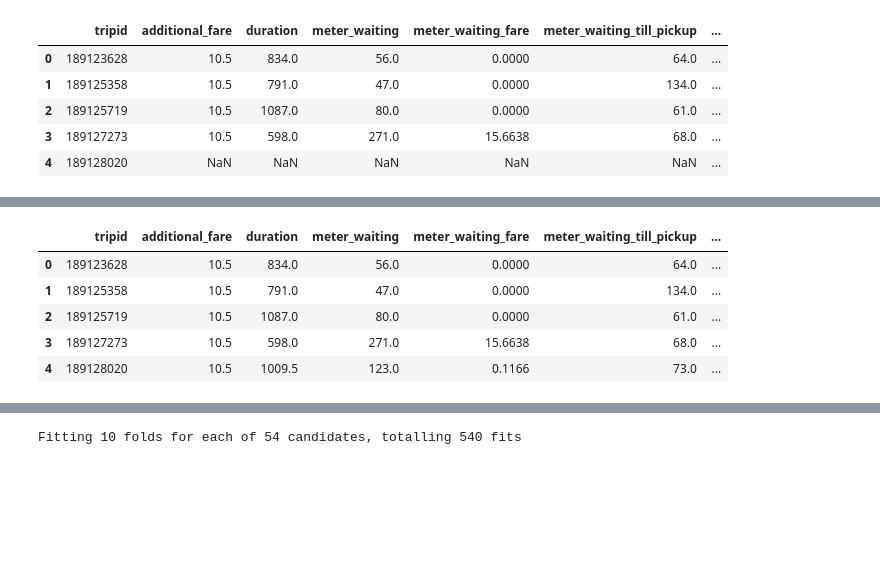
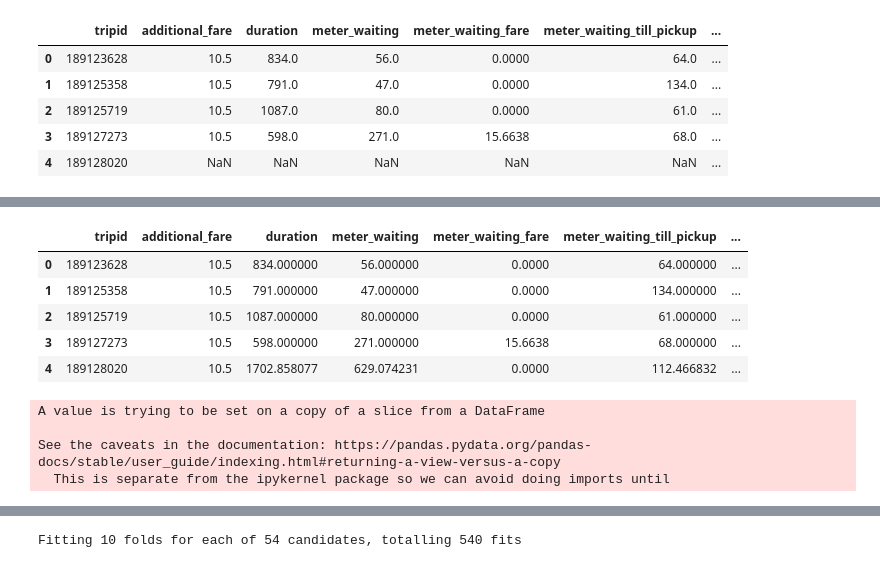
Before and after one commit to rpjayasekara/Fare-Classification-Problem, a Jupyter notebook: fare_classification_refac.ipynb, the cells around one changed output, grey strips where cells are left out. Drawn from its saved outputs; the diff is of its cells as text; code cells hidden in the pictures; blank space fills up the shorter version.

```diff
--- a/fare_classification_refac.ipynb
+++ b/fare_classification_refac.ipynb
@@ -68,15 +122,23 @@ train.head()
 # %%
 train['additional_fare'].fillna(train['additional_fare'].dropna().median(), inplace=True)
-train['duration'].fillna(train['duration'].dropna().median(), inplace=True)
-train['meter_waiting'].fillna(train['meter_waiting'].dropna().median(), inplace=True)
-train['meter_waiting_fare'].fillna(train['meter_waiting_fare'].dropna().median(), inplace=True)
-train['meter_waiting_till_pickup'].fillna(train['meter_waiting_till_pickup'].dropna().median(), inplace=True)
-train['fare'].fillna(train['fare'].dropna().mean(), inplace=True)
+train['duration'].fillna(train['duration'].dropna().mean(), inplace=True)
+train['meter_waiting'].fillna(train['meter_waiting'].dropna().mean(), inplace=True)
+train['meter_waiting_fare'].fillna(0, inplace=True)
+train['meter_waiting_till_pickup'].fillna(train['meter_waiting_till_pickup'].dropna().mean(), inplace=True)
 train.head()
 # %% [output]
 |  | tripid | additional_fare | duration | meter_waiting | meter_waiting_fare | meter_waiting_till_pickup | ... |
-| 0 | 189123628 | 10.5 | 834.0 | 56.0 | 0.0000 | 64.0 | ... |
-| 1 | 189125358 | 10.5 | 791.0 | 47.0 | 0.0000 | 134.0 | ... |
-| 2 | 189125719 | 10.5 | 1087.0 | 80.0 | 0.0000 | 61.0 | ... |
-| 3 | 189127273 | 10.5 | 598.0 | 271.0 | 15.6638 | 68.0 | ... |
-| 4 | 189128020 | 10.5 | 1009.5 | 123.0 | 0.1166 | 73.0 | ... |
+| 0 | 189123628 | 10.5 | 834.000000 | 56.000000 | 0.0000 | 64.000000 | ... |
+| 1 | 189125358 | 10.5 | 791.000000 | 47.000000 | 0.0000 | 134.000000 | ... |
+| 2 | 189125719 | 10.5 | 1087.000000 | 80.000000 | 0.0000 | 61.000000 | ... |
+| 3 | 189127273 | 10.5 | 598.000000 | 271.000000 | 15.6638 | 68.000000 | ... |
+| 4 | 189128020 | 10.5 | 1702.858077 | 629.074231 | 0.0000 | 112.466832 | ... |
+# %%
+for i, row in train.iterrows():
+  if (np.isnan(train['fare'][i]) and train['label'][i]==0):
+    train['fare'][i] = train['fare'].max()
+# %% [output]
+A value is trying to be set on a copy of a slice from a DataFrame
+
+See the caveats in the documentation: https://pandas.pydata.org/pandas-docs/stable/user_guide/indexing.html#returning-a-view-versus-a-copy
+  This is separate from the ipykernel package so we can avoid doing imports until
```
Also changed, not shown: parts of 29 cells of this notebook.
